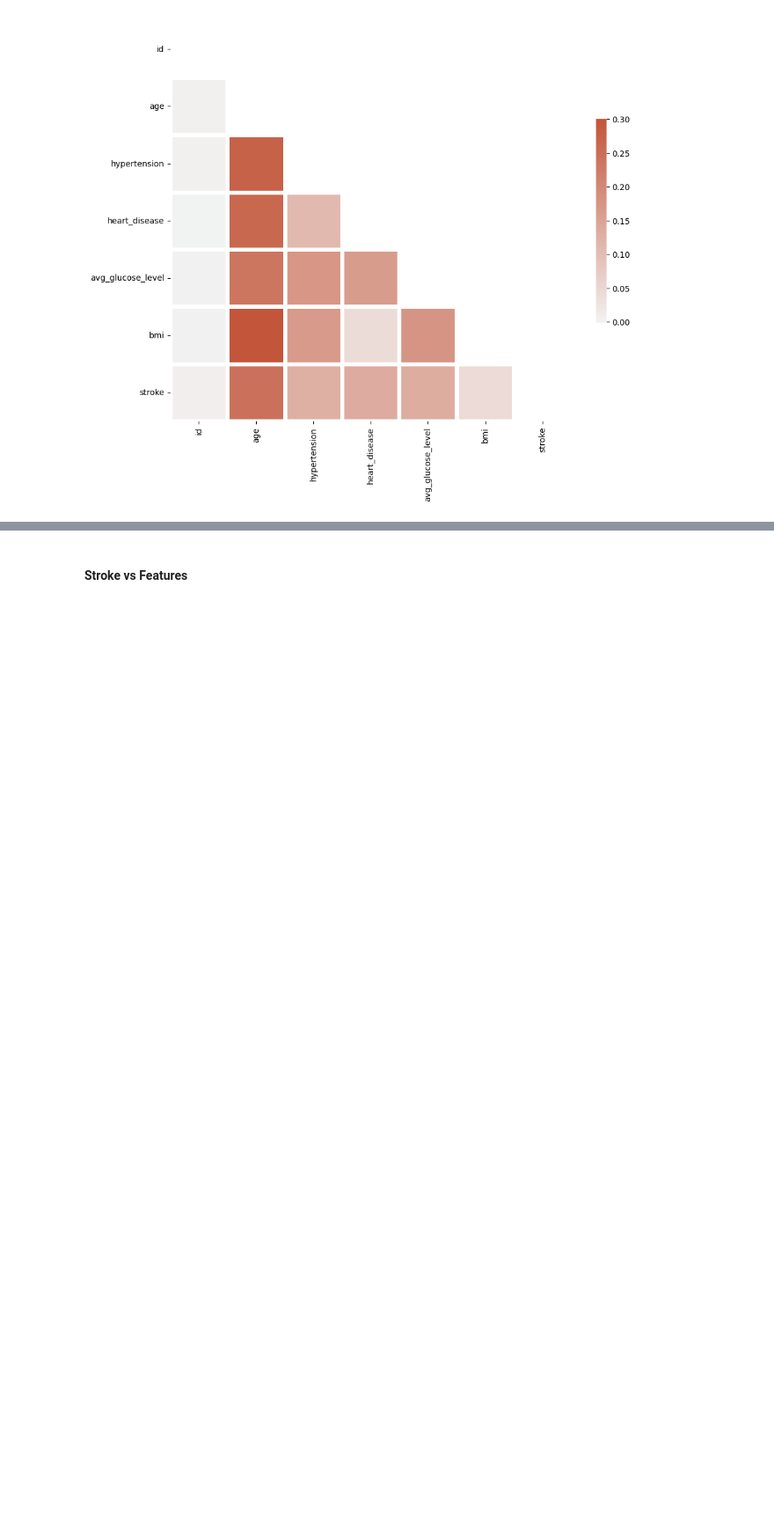
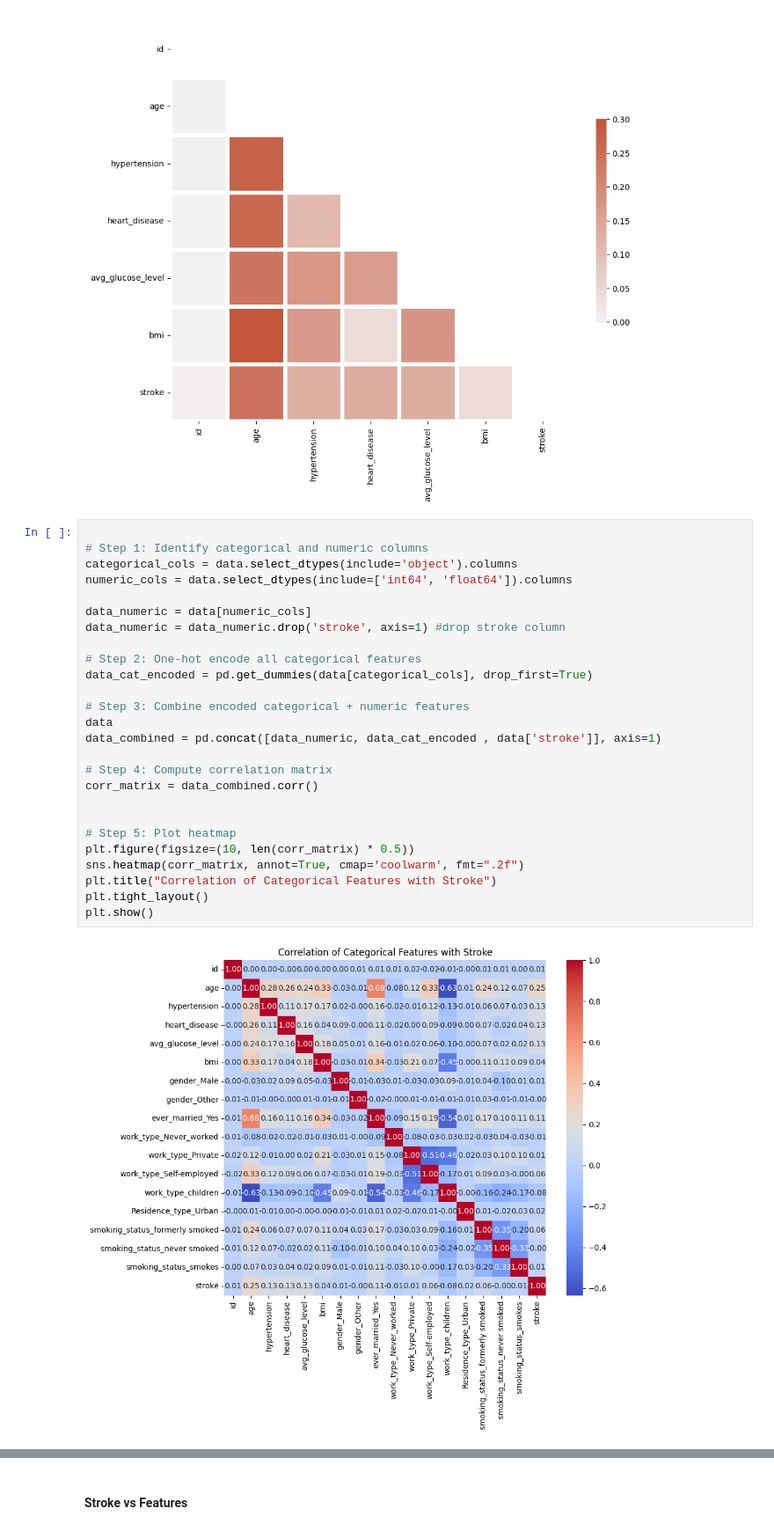
Before and after one commit to Alhamza-Mohamed/Machine-Learning, a Jupyter notebook: Stroke/Stroke_data_exploration.ipynb, the cells around one changed output, grey strips where cells are left out. Shown at 88% size. Saved outputs shown, nothing was run; the diff lists cells and outputs as text; blank space fills up the shorter version.

Commit message:
drop unimportant columns and apply more data exploration

```diff
--- a/Stroke/Stroke_data_exploration.ipynb
+++ b/Stroke/Stroke_data_exploration.ipynb
@@ -366,3 +412,31 @@ sns.heatmap(corr, mask=mask, cmap=cmap, vmax=.3, center=0,
 # %% [output]
 <Axes: >
 [figure]
+# %%
+
+# Step 1: Identify categorical and numeric columns
+categorical_cols = data.select_dtypes(include='object').columns
+numeric_cols = data.select_dtypes(include=['int64', 'float64']).columns
+
+data_numeric = data[numeric_cols]
+data_numeric = data_numeric.drop('stroke', axis=1) #drop stroke column
+
+# Step 2: One-hot encode all categorical features
+data_cat_encoded = pd.get_dummies(data[categorical_cols], drop_first=True)
+
+# Step 3: Combine encoded categorical + numeric features
+data
+data_combined = pd.concat([data_numeric, data_cat_encoded , data['stroke']], axis=1)
+
+# Step 4: Compute correlation matrix
+corr_matrix = data_combined.corr()
+
+
+# Step 5: Plot heatmap
+plt.figure(figsize=(10, len(corr_matrix) * 0.5))
+sns.heatmap(corr_matrix, annot=True, cmap='coolwarm', fmt=".2f")
+plt.title("Correlation of Categorical Features with Stroke")
+plt.tight_layout()
+plt.show()
+# %% [output]
+[figure, added]
```
Also changed, not shown: parts of 8 cells of this notebook, 1 other file.
